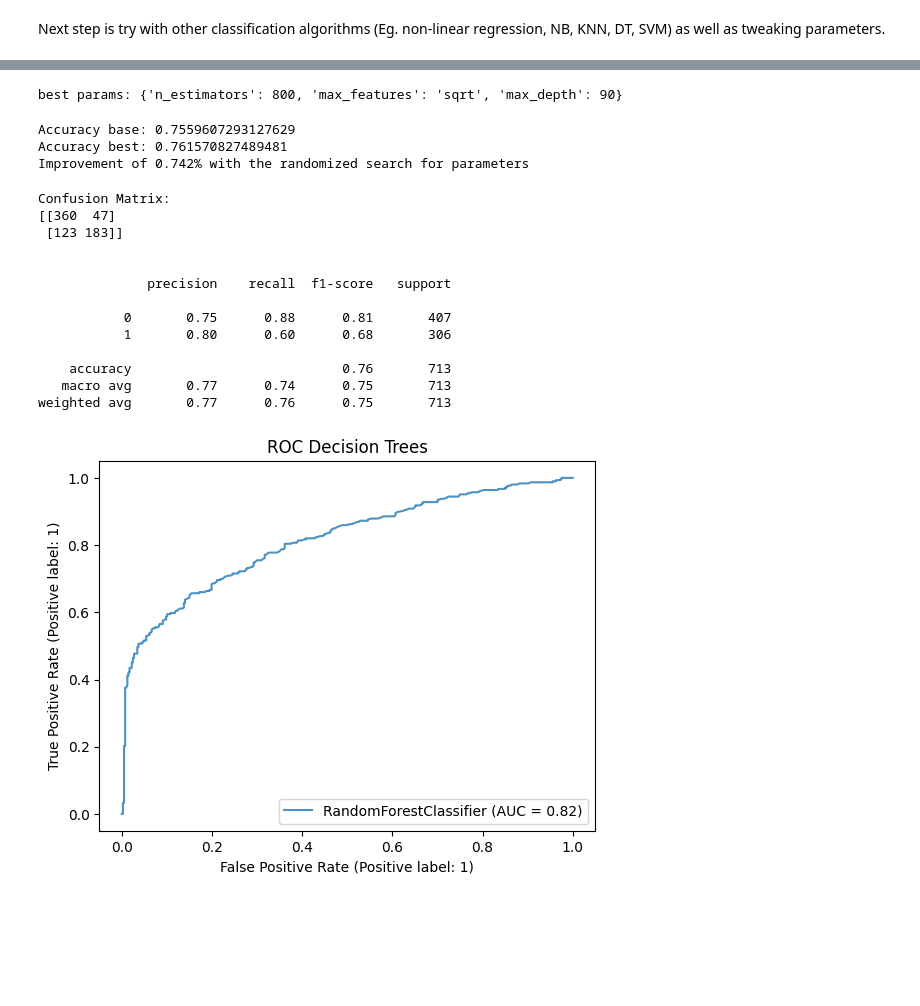
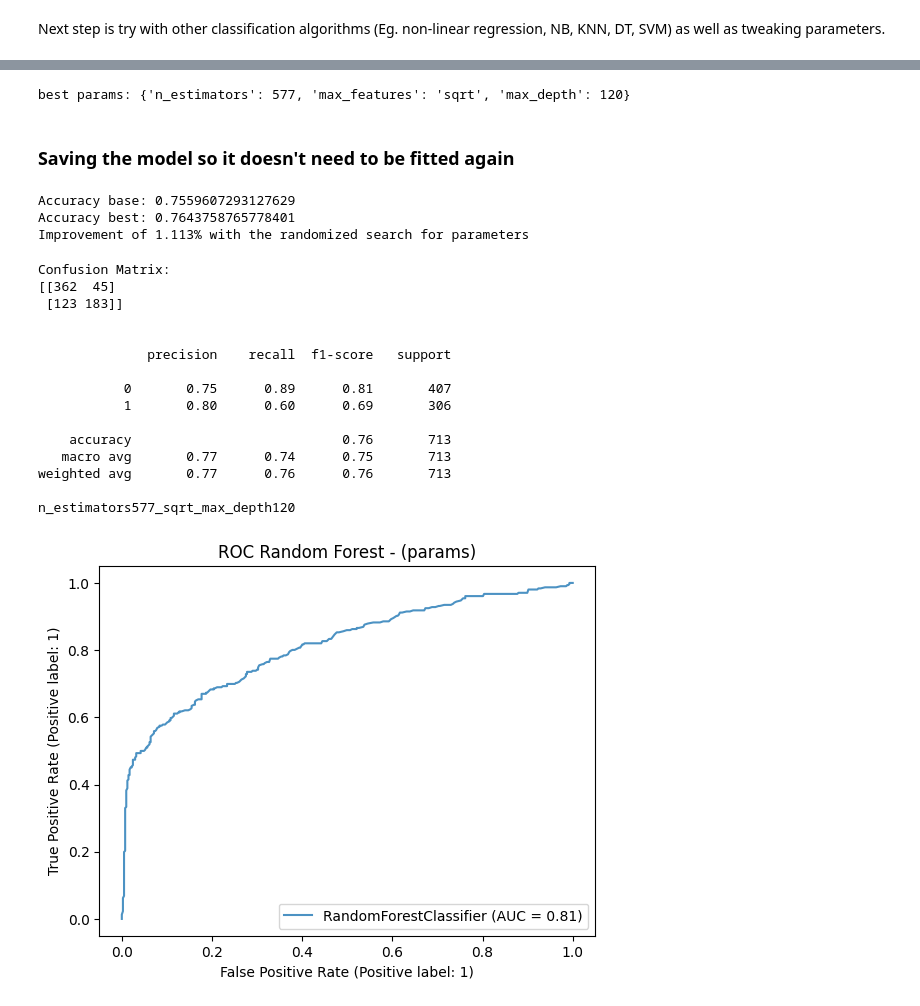
Before and after one commit to cesarz10/Techniques-of-AI, a Jupyter notebook: Project/breast_cancer_CesarZapata.ipynb, the cells around one changed output, grey strips where cells are left out. Drawn from its saved outputs; the diff is of its cells as text; code cells hidden in the pictures; blank space fills up the shorter version.

```diff
--- a/Project/breast_cancer_CesarZapata.ipynb
+++ b/Project/breast_cancer_CesarZapata.ipynb
@@ -166,7 +167,7 @@ DT_classifier = DecisionTreeClassifier()
 param_grid = {
     'criterion': ['gini', 'entropy'],
     'splitter': ['best', 'random'],
-    'max_depth': [2, 4, 8, 10, 15, 20],
+    'max_depth': [2, 4, 8, 10, 15, 20, 25, 30],
     'min_samples_split': [2, 5, 7, 10, 12],
     'min_samples_leaf': [1, 2, 4, 6, 8],
     'max_leaf_nodes': [2, 5, 7, 9, 12, 15, 20]
@@ -213,10 +233,20 @@ print(f"Confusion Matrix:\n{conf_mat}\n\n")
 # classification report
 print(classification_report(y_test, y_pred_BE, labels=[0, 1]))#, target_names=['Healthy', 'Lesion']))
 
+# getting the best parameters in a string to be saved in the ROC curve figure
+parameters_name = []
+for key, value in best_params.items():
+    if key == 'splitter' or key=='criterion': key=''
+    parameters_name.append(f"{key}{str(value)}")
+
+parameters_name = '_'.join(parameters_name)
+print(parameters_name)
+
 # ROC curve
 ax = plt.gca()
 rfc_disp = RocCurveDisplay.from_estimator(DT_random, X_test_selected, y_test, ax=ax, alpha=0.8)
 plt.title("ROC Decision Trees")
+plt.savefig(f"Results/DT_{parameters_name}.png")
 plt.show()
 # %% [output]
 Confusion Matrix:
@@ -236,15 +268,19 @@ weighted avg       0.71      0.71      0.70       713
 # %%
 # ----------------------------------------------------------- Random Forest -------------------------------------------------------
+
 from sklearn.ensemble import RandomForestClassifier
 
 RF_classifier = RandomForestClassifier()
 
 # Grid of the parameters for later testing
-n_estimators = [int(x) for x in np.linspace(start = 200, stop = 2000, num = 10)] # Number of trees in random forest
+n_estimators = [int(x) for x in np.linspace(start=50, stop=1000, num=10)] # Number of trees in random forest
 max_features = ['auto', 'sqrt'] # Number of features to consider at every split
-max_depth = [int(x) for x in np.linspace(10, 110, num = 11)] # Maximum number of levels in tree
+max_depth = [int(x) for x in np.linspace(40, 200, num=11)] # Maximum number of levels in tree
 
 # creating the grid
 param_grid = {'n_estimators': n_estimators,
                'max_features': max_features,
                'max_depth': max_depth}
+
+# search across 100 different combinations, and use all available cores
+rf_random = RandomizedSearchCV(estimator=RF_classifier, param_distributions=param_grid, n_iter=100, cv=3, verbose=2, random_state=42, n_jobs = -1)
@@ -284,10 +329,10 @@ RandomizedSearchCV(cv=3, estimator=RandomForestClassifier(), n_iter=100,
 # %%
 # Getting the best parameters and estimator
-best_random = rf_random.best_estimator_
-best_params = rf_random.best_params_
 print(f"best params: {best_params}")
 
 # Predict the labels of the test set using the best model
 y_pred_BERF = best_random.predict(X_test_selected)
 # %% [output]
-best params: {'n_estimators': 800, 'max_features': 'sqrt', 'max_depth': 90}
+best params: {'n_estimators': 577, 'max_features': 'sqrt', 'max_depth': 120}
+# %% [markdown]
+### Saving the model so it doesn't need to be fitted again
@@ -308,32 +357,44 @@ print(f"Accuracy best: {accuracy_best}")
 print(f'Improvement of {round((100 * (accuracy_best - accuracy_base) / accuracy_base), 3)}% with the randomized search for parameters')
 # %% [output]
 Accuracy base: 0.7559607293127629
-Accuracy best: 0.761570827489481
-Improvement of 0.742% with the randomized search for parameters
+Accuracy best: 0.7643758765778401
+Improvement of 1.113% with the randomized search for parameters
 # %%
 conf_mat = confusion_matrix(y_test, y_pred_BERF)
 print(f"Confusion Matrix:\n{conf_mat}\n\n")
 
 # classification report
 print(classification_report(y_test, y_pred_BERF, labels=[0, 1]))#, target_names=['Healthy', 'Lesion']))
 
+# getting the best parameters in a string to be saved in the ROC curve figure
+parameters_name = []
+for key, value in best_params.items():
+    if key == 'max_features': key=''
+    parameters_name.append(f"{key}{str(value)}")
+
+parameters_name = '_'.join(parameters_name)
+print(parameters_name)
+
 # ROC curve
 ax = plt.gca()
 rfc_disp = RocCurveDisplay.from_estimator(best_random, X_test_selected, y_test, ax=ax, alpha=0.8)
-plt.title("ROC Decision Trees")
+plt.title("ROC Random Forest - (params)")
+plt.savefig(f"Results/RF_{parameters_name}")
 plt.show()
 # %% [output]
 Confusion Matrix:
-[[360  47]
+[[362  45]
  [123 183]]
 
 
               precision    recall  f1-score   support
 
-           0       0.75      0.88      0.81       407
-           1       0.80      0.60      0.68       306
+           0       0.75      0.89      0.81       407
+           1       0.80      0.60      0.69       306
 
     accuracy                           0.76       713
    macro avg       0.77      0.74      0.75       713
-weighted avg       0.77      0.76      0.75       713
+weighted avg       0.77      0.76      0.76       713
+
+n_estimators577_sqrt_max_depth120
-[figure, old version]
+[figure, new version]
```
Also changed, not shown: parts of 15 cells of this notebook, 6 other files.
